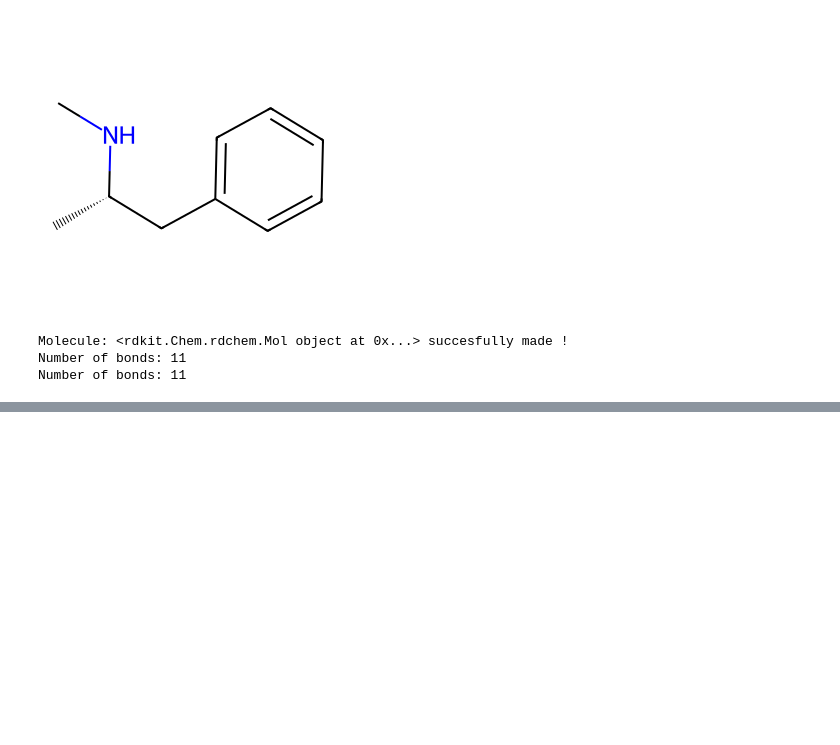
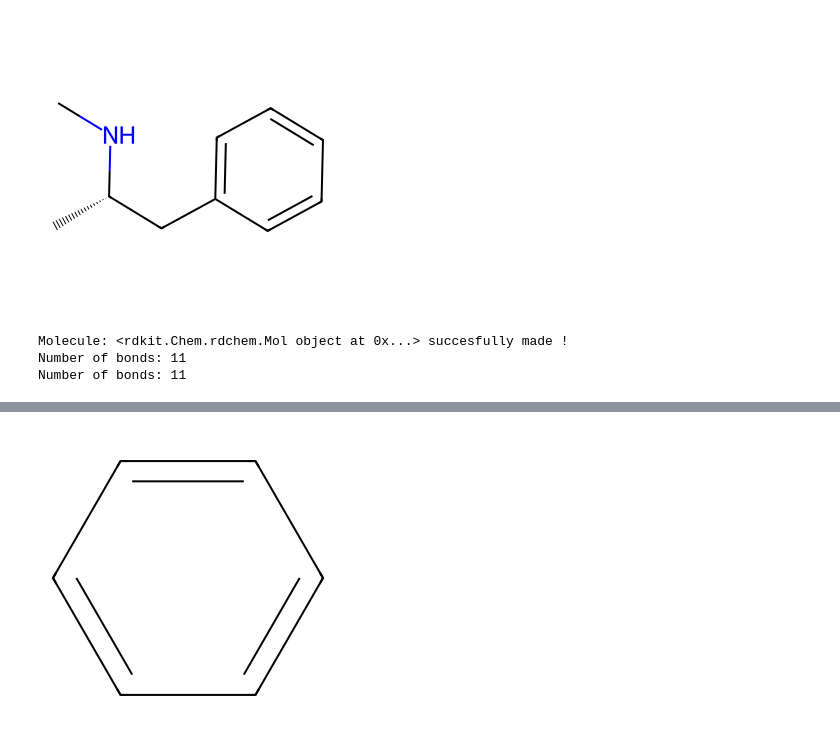
Before and after one commit to Animosius/computational-science, a Jupyter notebook: fundamentals/rdkit/rdkit_basics.ipynb, the cells around one changed output, grey strips where cells are left out. Saved outputs shown, nothing was run; the diff lists cells and outputs as text; code cells hidden in the pictures; blank space fills up the shorter version.

```diff
--- a/fundamentals/rdkit/rdkit_basics.ipynb
+++ b/fundamentals/rdkit/rdkit_basics.ipynb
@@ -265,0 +341,4 @@ Number of bonds: 11
+# %%
+Draw.MolToImage(benzene)
+# %% [output]
+[figure, added]
```
Also changed, not shown: parts of 27 cells of this notebook, 6 other files.
